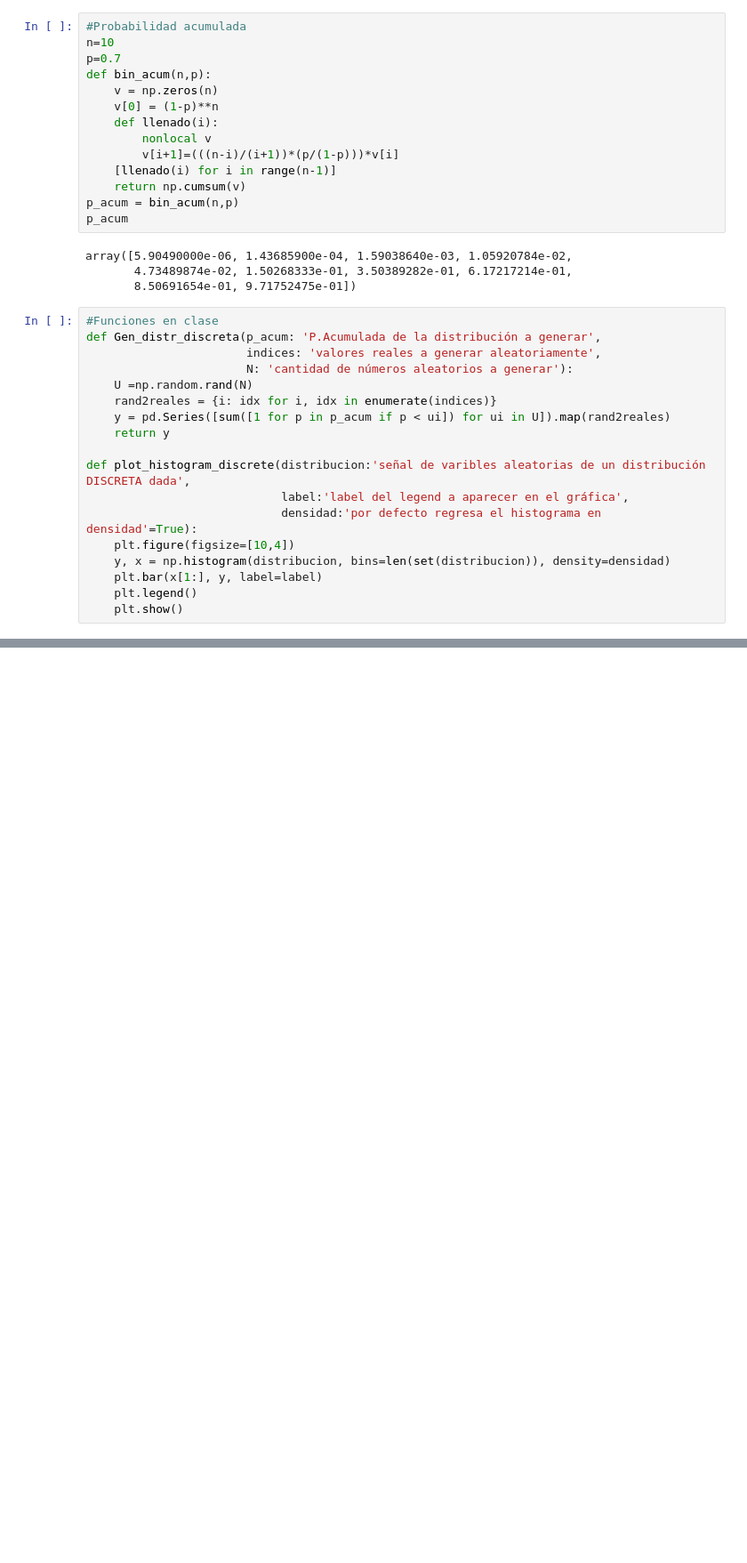
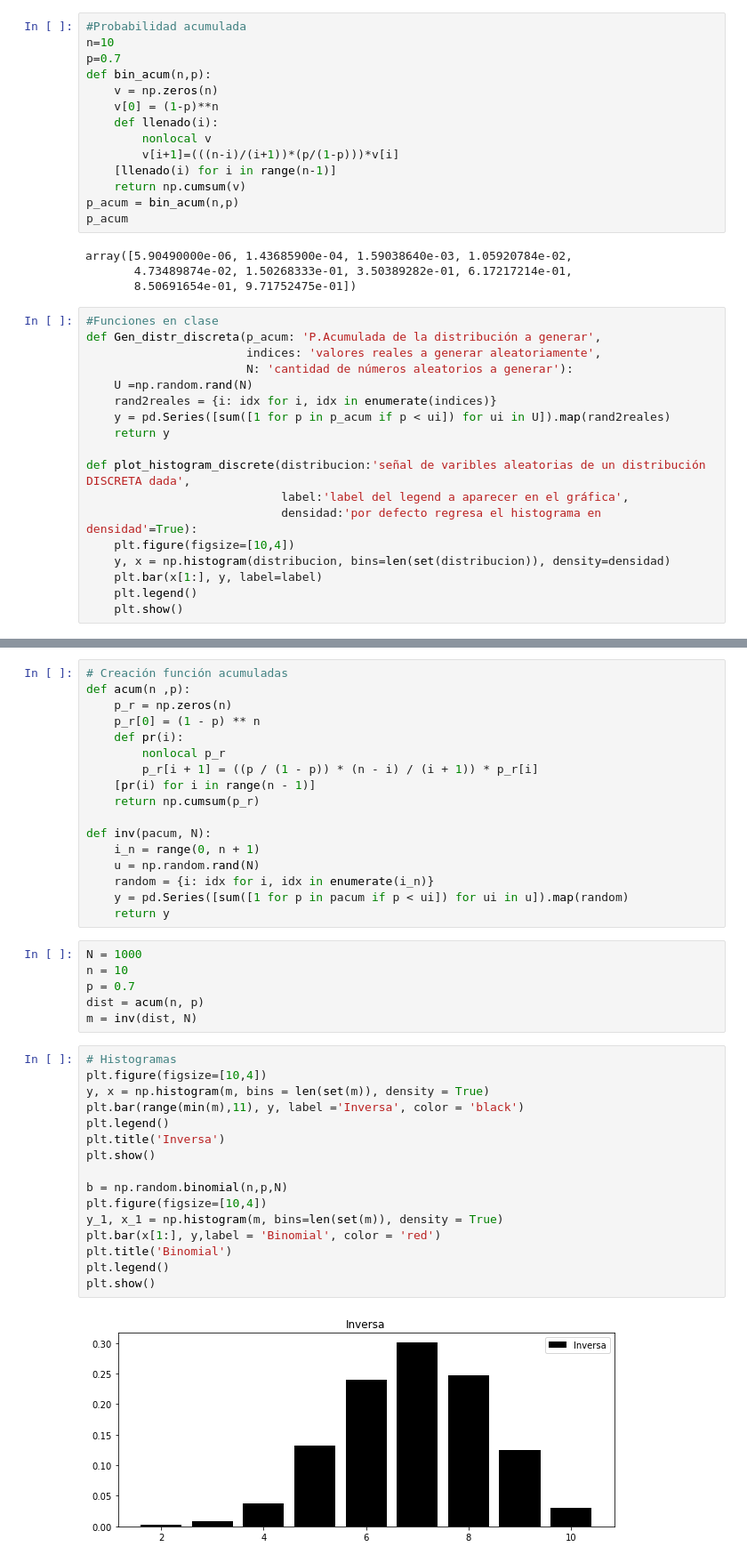
Before and after one commit to FridaHernandezL/Tarea5_Amador_Hernandez, a Jupyter notebook: Tarea5.ipynb, the cells around one changed output, grey strips where cells are left out. Shown: that part at 89% size. Drawn from its saved outputs; the diff is of its cells as text; blank space fills up the shorter version.

```diff
--- a/Tarea5.ipynb
+++ b/Tarea5.ipynb
@@ -135,0 +180,41 @@ plot_histogram_discrete(t_binom,'Histograma')
+# %%
+# Creación función acumuladas
+def acum(n ,p):
+    p_r = np.zeros(n)
+    p_r[0] = (1 - p) ** n
+    def pr(i):
+        nonlocal p_r
+        p_r[i + 1] = ((p / (1 - p)) * (n - i) / (i + 1)) * p_r[i]
+    [pr(i) for i in range(n - 1)]
+    return np.cumsum(p_r)
+
+def inv(pacum, N):
+    i_n = range(0, n + 1)
+    u = np.random.rand(N)
+    random = {i: idx for i, idx in enumerate(i_n)}
+    y = pd.Series([sum([1 for p in pacum if p < ui]) for ui in u]).map(random)
+    return y
+# %%
+N = 1000
+n = 10
+p = 0.7
+dist = acum(n, p)
+m = inv(dist, N)
+# %%
+# Histogramas
+plt.figure(figsize=[10,4])
+y, x = np.histogram(m, bins = len(set(m)), density = True)
+plt.bar(range(min(m),11), y, label ='Inversa', color = 'black')
+plt.legend()
+plt.title('Inversa')
+plt.show()
+
+b = np.random.binomial(n,p,N)
+plt.figure(figsize=[10,4])
+y_1, x_1 = np.histogram(m, bins=len(set(m)), density = True)
+plt.bar(x[1:], y,label = 'Binomial', color = 'red')
+plt.title('Binomial')
+plt.legend()
+plt.show()
+# %% [output]
+[figure, added]
```
Also changed, not shown: parts of 11 cells of this notebook.
